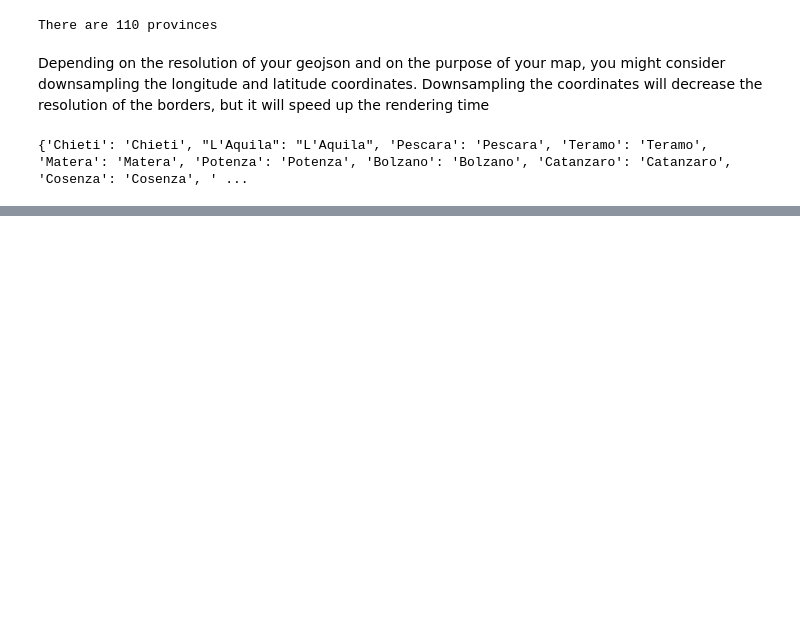
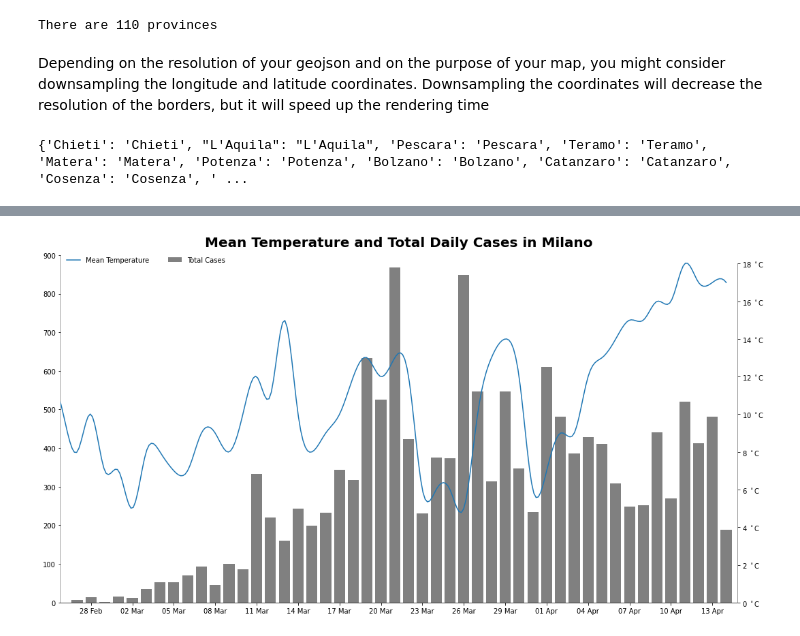
Before and after one commit to aribasadme/COVID19, a Jupyter notebook: covid19_italia.ipynb, the cells around one changed output, grey strips where cells are left out. Drawn from its saved outputs; the diff is of its cells as text; code cells hidden in the pictures; blank space fills up the shorter version.

Commit message:
Updated with meteorological data

```diff
--- a/covid19_italia.ipynb
+++ b/covid19_italia.ipynb
@@ -640,0 +645,4 @@ plt.show()
+# %%
+df_meteo = pd.read_csv('meteo_2020_milano.csv', sep=';', parse_dates=['data'], dayfirst=True)
+df_meteo.set_index(['data'], inplace=True)
+df_meteo.tail()
@@ -640,0 +657,9 @@ plt.show()
+# %%
+# Select province and save data
+province = 'Milano'
+df_prov = df_data_provinces.xs(province, level='denominazione_provincia').copy()
+df_prov = df_prov.droplevel('denominazione_regione') # Get rid of secondary index
+df_prov = df_prov[['totale_casi']] # Save only total cases
+df_prov_daily = df_prov - df_prov.shift(1)
+df_prov_daily.dropna(inplace=True)
+df_prov_daily.tail()
@@ -640,0 +674,6 @@ plt.show()
+# %%
+# Join both dataframes
+t_cols = ['t_media','t_min','t_max']
+df_joined = df_meteo[t_cols].join(df_prov_daily, on='data')
+df_joined.dropna(inplace=True)
+df_joined.tail()
@@ -640,0 +700,52 @@ plt.show()
+# %%
+##### Plot data
+width = 0.8 # Width of the bars
+x = mdates.date2num(df_joined.index) # Convert dates to numbers for x axis
+
+# Smooth plot of percentages by interpolatation
+xnew = np.linspace(x.min(),x.max(),300)
+temperature = df_joined['t_media']
+spl = make_interp_spline(x, temperature, k=3)
+temperature_smooth = spl(xnew)
+
+### PLOT ###
+fig, ax1 = plt.subplots(figsize=(15,8))
+## TOTAL CASES
+bars = ax1.bar(x, df_joined['totale_casi'], width,label='Total Cases',color='grey')
+ax1.set_title('Mean Temperature and Total Daily Cases in {}'.format(province), fontsize=20, fontweight="bold")
+
+ax1.set_xlim(x.min()+width, x.max()+width)
+(ytick1_min, ytick1_max) = (ax1.get_yticks()[0], ax1.get_yticks()[-1])
+newyticks1 = np.arange(ytick1_min, ytick1_max, step=100.)
+ax1.set_yticks(newyticks1)
+
+ax1.yaxis.set_major_formatter(FuncFormatter(lambda x, p: format(int(x), ','))) # Format numbers
+ax1.xaxis.set_major_locator(mdates.DayLocator(interval=3)) # Converts back x axes to dates and sets interval of dates
+ax1.xaxis.set_major_formatter(mdates.DateFormatter('%d %b'))
+
+ax1.legend(ncol=2,loc='upper left', bbox_to_anchor=(0.15, 1), frameon=False)
+ax1.spines['left'].set_color('grey')
+ax1.spines['right'].set_color('none')
+ax1.spines['top'].set_color('none')
+ax1.spines['left'].set_bounds(newyticks1[0],newyticks1[-1])
+
+ax2 = ax1.twinx()
+## MEAN TEMPERATURE
+lines = ax2.plot(xnew, temperature_smooth, label='Mean Temperature')
+
+ax2.tick_params(axis='y')
+(ytick2_min, ytick2_max) = (ax2.get_yticks()[0], ax2.get_yticks()[-1])
+newyticks2 = np.arange(0, ytick2_max, step=2)
+ax2.set_yticks(newyticks2)
+ax2.yaxis.set_major_formatter(FormatStrFormatter('%d $^\circ$C')) # Format right axes
+ax2.legend(loc='upper left', frameon=False)
+
+ax2.spines['right'].set_color('grey')
+ax2.spines['left'].set_color('none')
+ax2.spines['top'].set_color('none')
+ax2.spines['bottom'].set_color('none')
+ax2.spines['right'].set_bounds(ax2.get_yticks()[0], ax2.get_yticks()[-1])
+
+fig.tight_layout()
+# %% [output]
+[figure, added]
```
Also changed, not shown: parts of 25 cells of this notebook, 1 other file.
